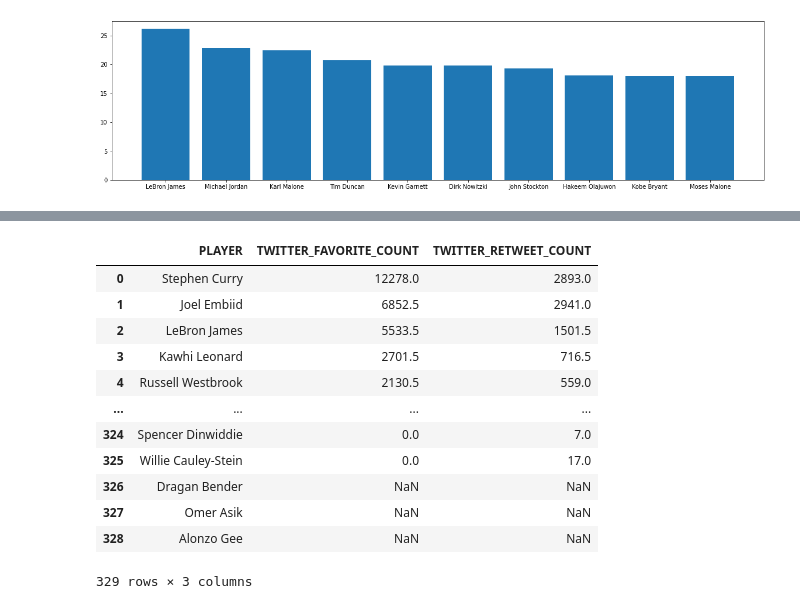
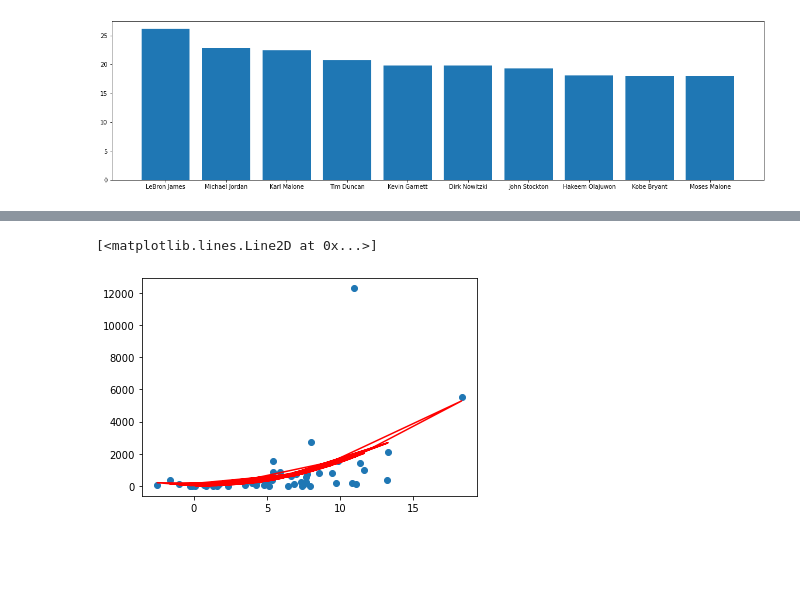
Before and after one commit to acook4148/CMSC320FinalProject, a Jupyter notebook: NBA Anal(ysis).ipynb, the cells around one changed output, grey strips where cells are left out. Cells and saved outputs as stored; diff of their text form; code cells hidden in the pictures; blank space fills up the shorter version.

```diff
--- a/NBA Anal(ysis).ipynb
+++ b/NBA Anal(ysis).ipynb
@@ -559,16 +797,9 @@ twitterNBA.head(50)
 # %%
-twitterNBA
+ovr = twitterNBA['overall_rating']
+fav = twitterNBA['TWITTER_FAVORITE_COUNT']
+plt.scatter(ovr, fav)
+m, m2, b = np.polyfit(ovr, fav, 2)
+plt.plot(ovr, m*np.square(ovr) + m2*ovr + b, color = 'r')
 # %% [output]
-|  | PLAYER | TWITTER_FAVORITE_COUNT | TWITTER_RETWEET_COUNT |
-| 0 | Stephen Curry | 12278.0 | 2893.0 |
-| 1 | Joel Embiid | 6852.5 | 2941.0 |
-| 2 | LeBron James | 5533.5 | 1501.5 |
-| 3 | Kawhi Leonard | 2701.5 | 716.5 |
-| 4 | Russell Westbrook | 2130.5 | 559.0 |
-| ... | ... | ... | ... |
-| 324 | Spencer Dinwiddie | 0.0 | 7.0 |
-| 325 | Willie Cauley-Stein | 0.0 | 17.0 |
-| 326 | Dragan Bender | NaN | NaN |
-| 327 | Omer Asik | NaN | NaN |
-| 328 | Alonzo Gee | NaN | NaN |
-329 rows × 3 columns
+[<matplotlib.lines.Line2D at 0x...>]
+[figure, added]
```
Also changed, not shown: parts of 9 cells of this notebook.
